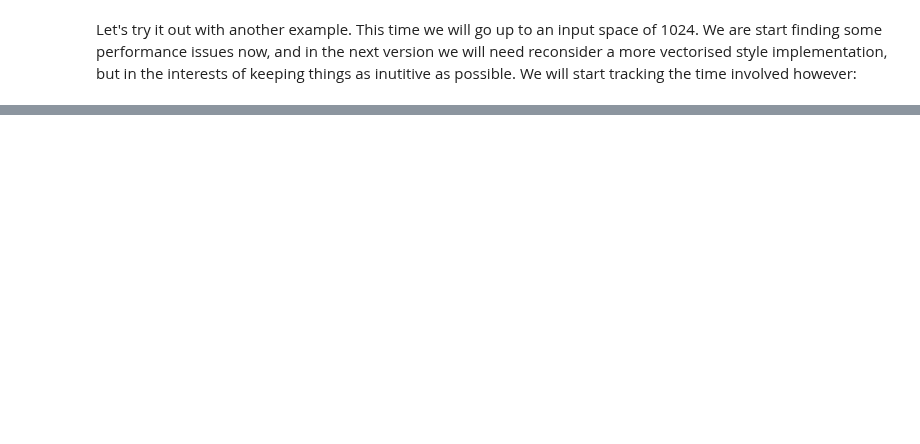
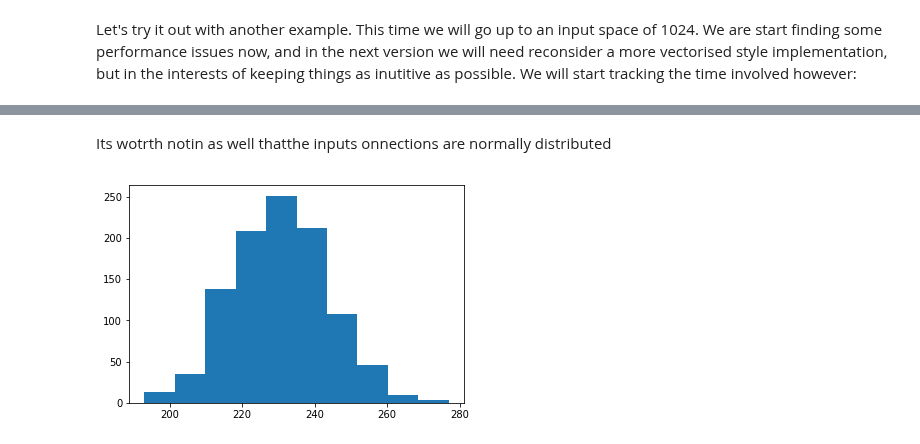
Before and after one commit to jgab3103/Jamie-Gabriel, a Jupyter notebook: Notebooks/jovyan/HTMProjects/HTM_Notes_6.ipynb, the cells around one changed output, grey strips where cells are left out. Drawn from its saved outputs; the diff is of its cells as text; code cells hidden in the pictures; blank space fills up the shorter version.

```diff
--- a/Notebooks/jovyan/HTMProjects/HTM_Notes_6.ipynb
+++ b/Notebooks/jovyan/HTMProjects/HTM_Notes_6.ipynb
@@ -472,0 +533,6 @@ s2.get_summary()
+# %% [markdown]
+Its wotrth notin as well thatthe inputs onnections are normally distributed
+# %%
+p = plt.hist([len(s2.inputs_connected_to_columns[i]) for i in s2.inputs_connected_to_columns ])
+# %% [output]
+[figure, added]
```
Also changed, not shown: parts of 24 cells of this notebook, 1 other file.
